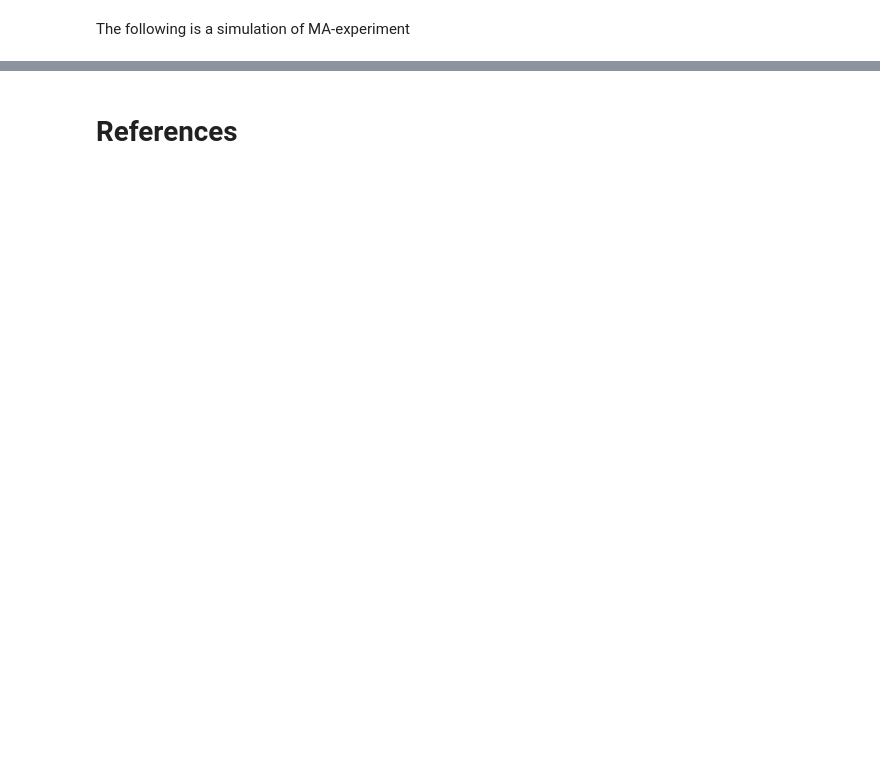
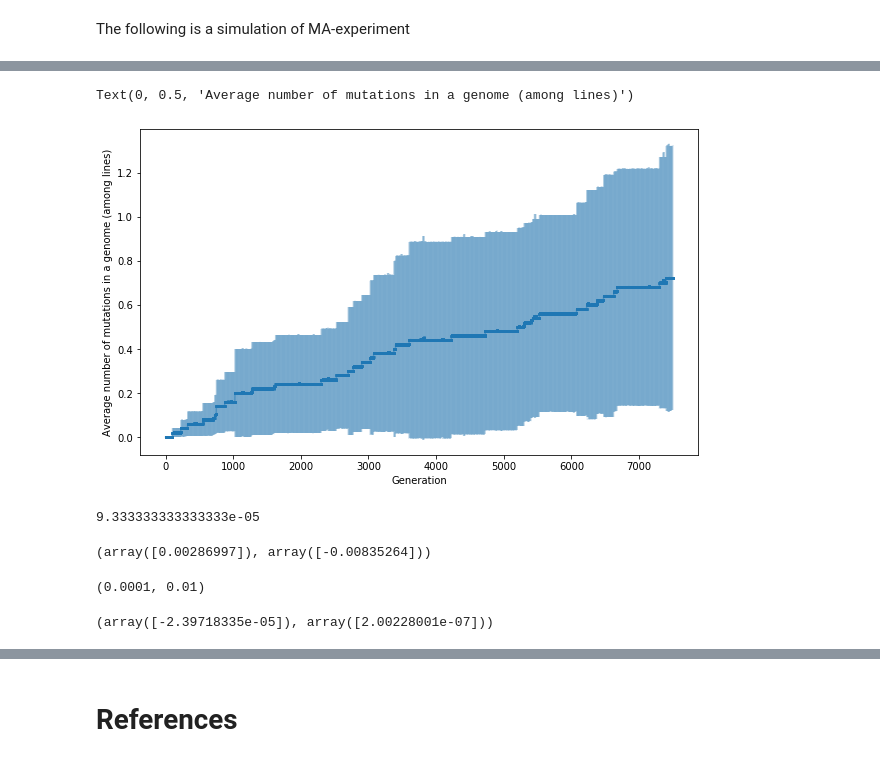
Before and after one commit to dashabykova/GenomeEvolutionCourse, a Jupyter notebook: Simulations.ipynb, the cells around one changed output, grey strips where cells are left out. Drawn from its saved outputs; the diff is of its cells as text; code cells hidden in the pictures; blank space fills up the shorter version.

```diff
--- a/Simulations.ipynb
+++ b/Simulations.ipynb
@@ -262,0 +398,30 @@ Text(0, 0.5, 'Among-line variance in fitness')
+# %%
+#Average number of mutations in a genome
+fig, ax = plt.subplots(figsize=(10, 6))
+plt.errorbar(x=np.arange(average_muts.shape[1]), y=average_muts.mean(axis=0),
+             yerr=average_muts.std(axis=0)**2, alpha=0.5, marker='s', ms=2, elinewidth=0.1)
+ax.set_xlabel('Generation')
+ax.set_ylabel('Average number of mutations in a genome (among lines)')
+# %% [output]
+Text(0, 0.5, 'Average number of mutations in a genome (among lines)')
+[figure, added]
+# %%
+#Estimate of mutation rate from a plot
+0.7/7500
+# %% [output]
+9.333333333333333e-05
+# %%
+#estimates of mutation rate and selection (formulae from the paper)
+(R**2)/V, V/R
+# %% [output]
+(array([0.00286997]), array([-0.00835264]))
+# %%
+#True values
+exp.mu, exp.s
+# %% [output]
+(0.0001, 0.01)
+# %%
+#Raw coefficients (R is supposed to be U*<s>, V is supposed to be U*var(<s^2>))
+R, V
+# %% [output]
+(array([-2.39718335e-05]), array([2.00228001e-07]))
```
Also changed, not shown: parts of 94 cells of this notebook.
